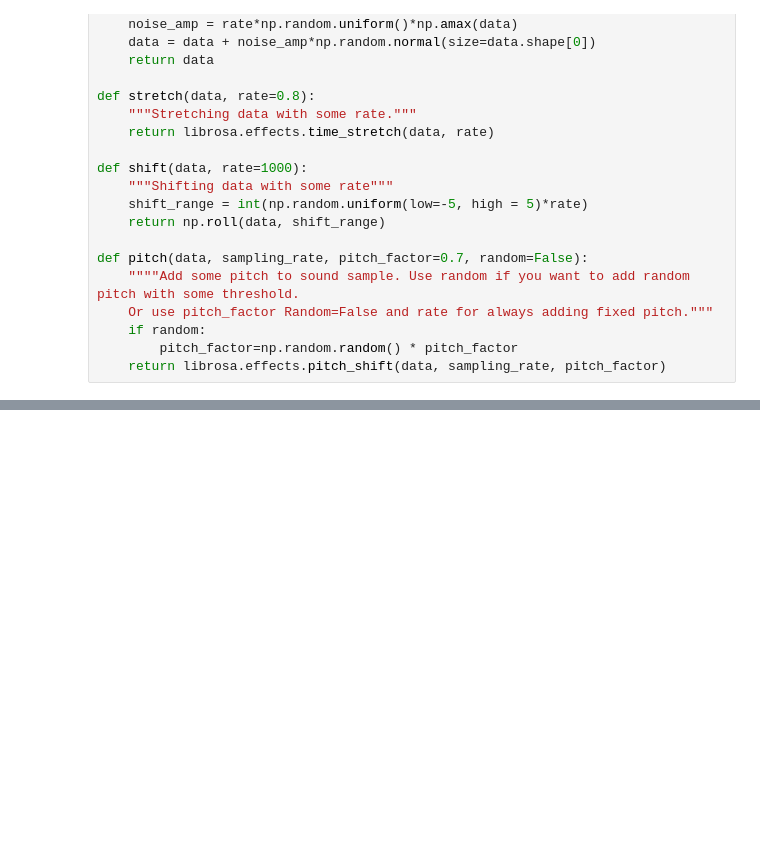
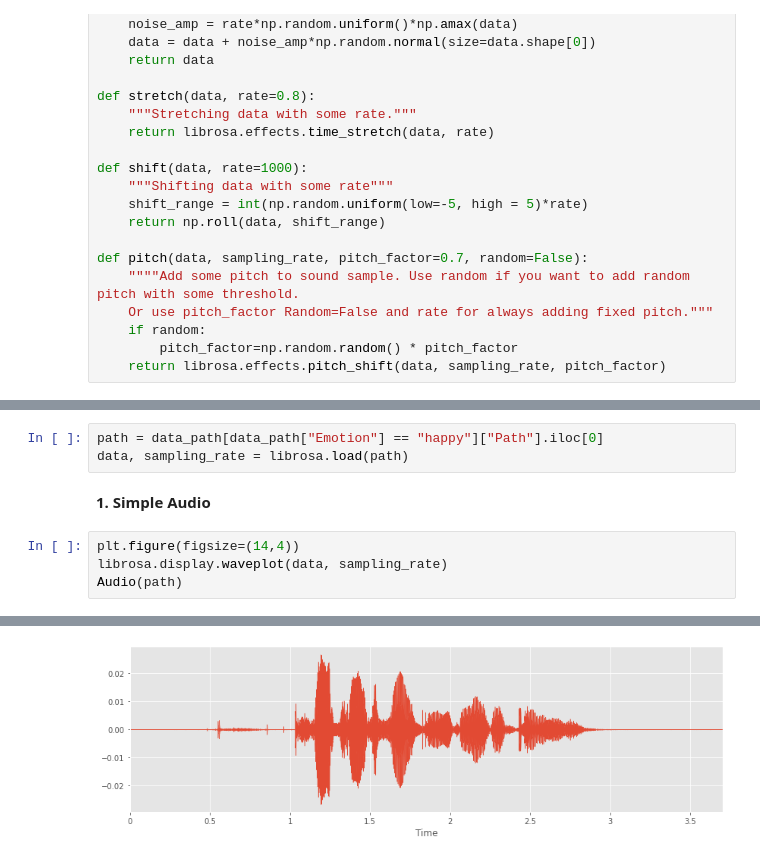
Before and after one commit to rohitrv8922/Speech-Emotion-Recognition, a Jupyter notebook: Speech_Emotion_Recognition.ipynb, the cells around one changed output, grey strips where cells are left out. Drawn from its saved outputs; the diff is of its cells as text; blank space fills up the shorter version.

```diff
--- a/Speech_Emotion_Recognition.ipynb
+++ b/Speech_Emotion_Recognition.ipynb
@@ -291,0 +301,10 @@ def pitch(data, sampling_rate, pitch_factor=0.7, random=False):
+# %%
+path = data_path[data_path["Emotion"] == "happy"]["Path"].iloc[0]
+data, sampling_rate = librosa.load(path)
+# %% [markdown]
+**1. Simple Audio**
+# %%
+plt.figure(figsize=(14,4))
+librosa.display.waveplot(data, sampling_rate)
+Audio(path)
+# %% [output]
@@ -291,0 +312 @@ def pitch(data, sampling_rate, pitch_factor=0.7, random=False):
+[figure, added]
```
Also changed, not shown: parts of 6 cells of this notebook.
